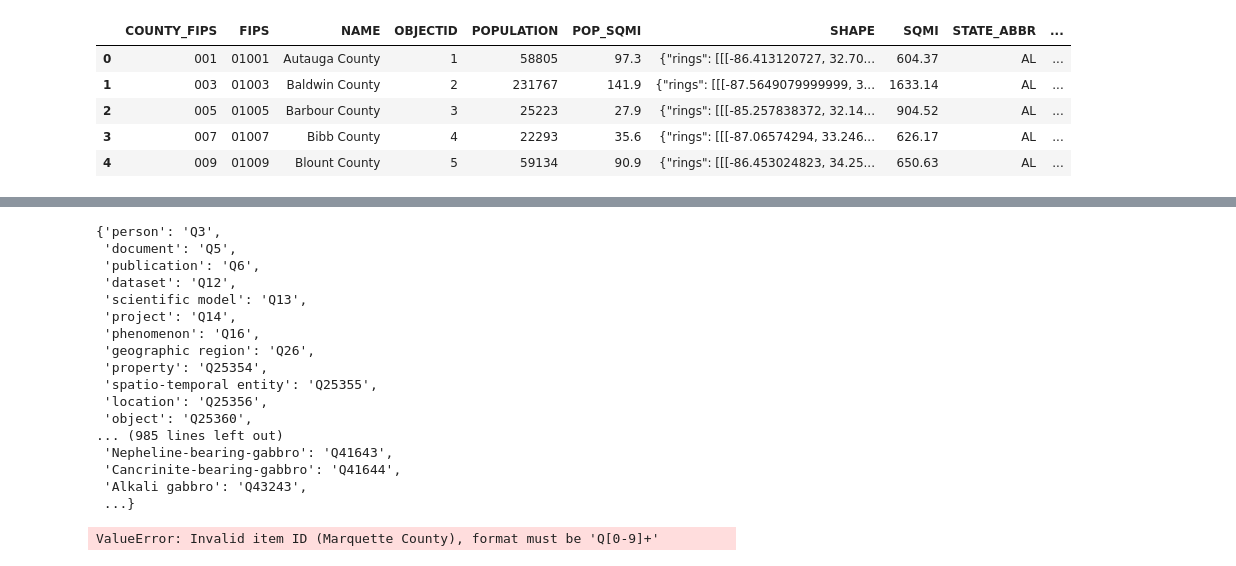
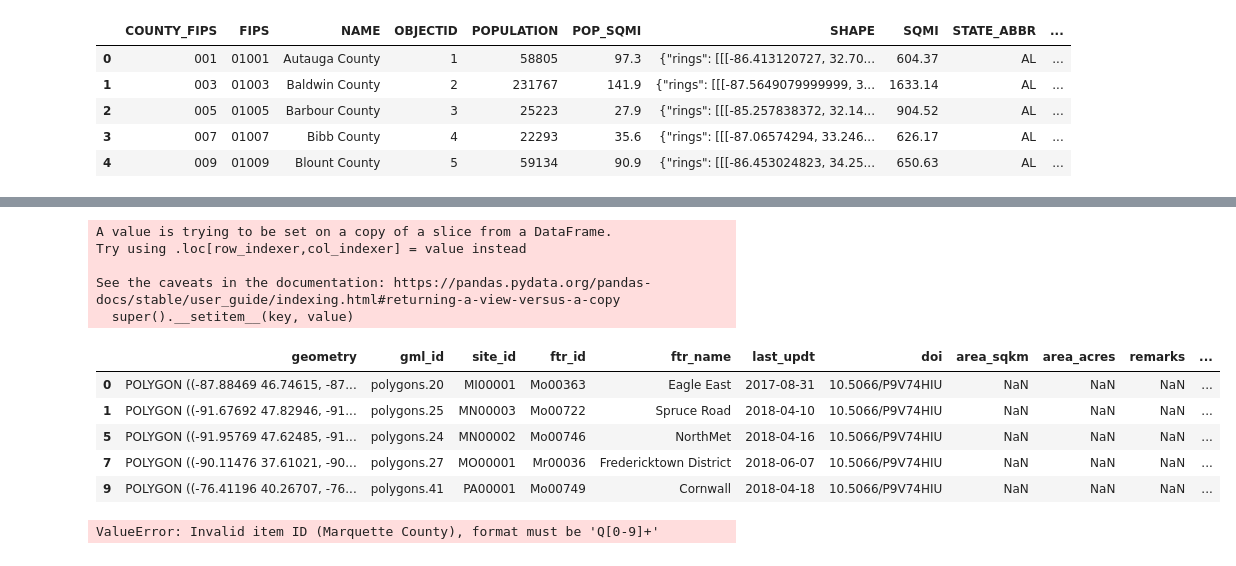
Before and after one commit to skybristol/geokb, a Jupyter notebook: Mining Districts.ipynb, the cells around one changed output, grey strips where cells are left out. Drawn from its saved outputs; the diff is of its cells as text; code cells hidden in the pictures.

Commit message:
Add DB retrieval date

```diff
--- a/Mining Districts.ipynb
+++ b/Mining Districts.ipynb
@@ -214,26 +238,24 @@ check_for_format_error(mining_districts)
+# %%
+today = datetime.date.today()
+mining_districts['date_processed'] = today.isoformat()
+# %% [output]
+A value is trying to be set on a copy of a slice from a DataFrame.
+Try using .loc[row_indexer,col_indexer] = value instead
+
+See the caveats in the documentation: https://pandas.pydata.org/pandas-docs/stable/user_guide/indexing.html#returning-a-view-versus-a-copy
+  super().__setitem__(key, value)
+# %%
+mining_districts.head()
+# %% [output]
+|  | geometry | gml_id | site_id | ftr_id | ftr_name | last_updt | doi | area_sqkm | area_acres | remarks | ... |
+| 0 | POLYGON ((-87.88469 46.74615, -87... | polygons.20 | MI00001 | Mo00363 | Eagle East | 2017-08-31 | 10.5066/P9V74HIU | NaN | NaN | NaN | ... |
+| 1 | POLYGON ((-91.67692 47.82946, -91... | polygons.25 | MN00003 | Mo00722 | Spruce Road | 2018-04-10 | 10.5066/P9V74HIU | NaN | NaN | NaN | ... |
+| 5 | POLYGON ((-91.95769 47.62485, -91... | polygons.24 | MN00002 | Mo00746 | NorthMet | 2018-04-16 | 10.5066/P9V74HIU | NaN | NaN | NaN | ... |
+| 7 | POLYGON ((-90.11476 37.61021, -90... | polygons.27 | MO00001 | Mr00036 | Fredericktown District | 2018-06-07 | 10.5066/P9V74HIU | NaN | NaN | NaN | ... |
+| 9 | POLYGON ((-76.41196 40.26707, -76... | polygons.41 | PA00001 | Mo00749 | Cornwall | 2018-04-18 | 10.5066/P9V74HIU | NaN | NaN | NaN | ... |
 # %%
 name = 'GEOKB_CLOUD'
 geokb = WikibaseConnection(name)
-# %%
-geokb.class_lookup
-# %% [output]
-{'person': 'Q3',
- 'document': 'Q5',
- 'publication': 'Q6',
- 'dataset': 'Q12',
- 'scientific model': 'Q13',
- 'project': 'Q14',
- 'phenomenon': 'Q16',
- 'geographic region': 'Q26',
- 'property': 'Q25354',
- 'spatio-temporal entity': 'Q25355',
- 'location': 'Q25356',
- 'object': 'Q25360',
-... (985 lines left out)
- 'Nepheline-bearing-gabbro': 'Q41643',
- 'Cancrinite-bearing-gabbro': 'Q41644',
- 'Alkali gabbro': 'Q43243',
- ...}
 # %%
 def item_search(label: str, instance_of: str, bot_name: str):
   sparql_endpoint = os.environ[f'WB_SPARQL_{bot_name}']
```
Also changed, not shown: parts of 10 cells of this notebook.
